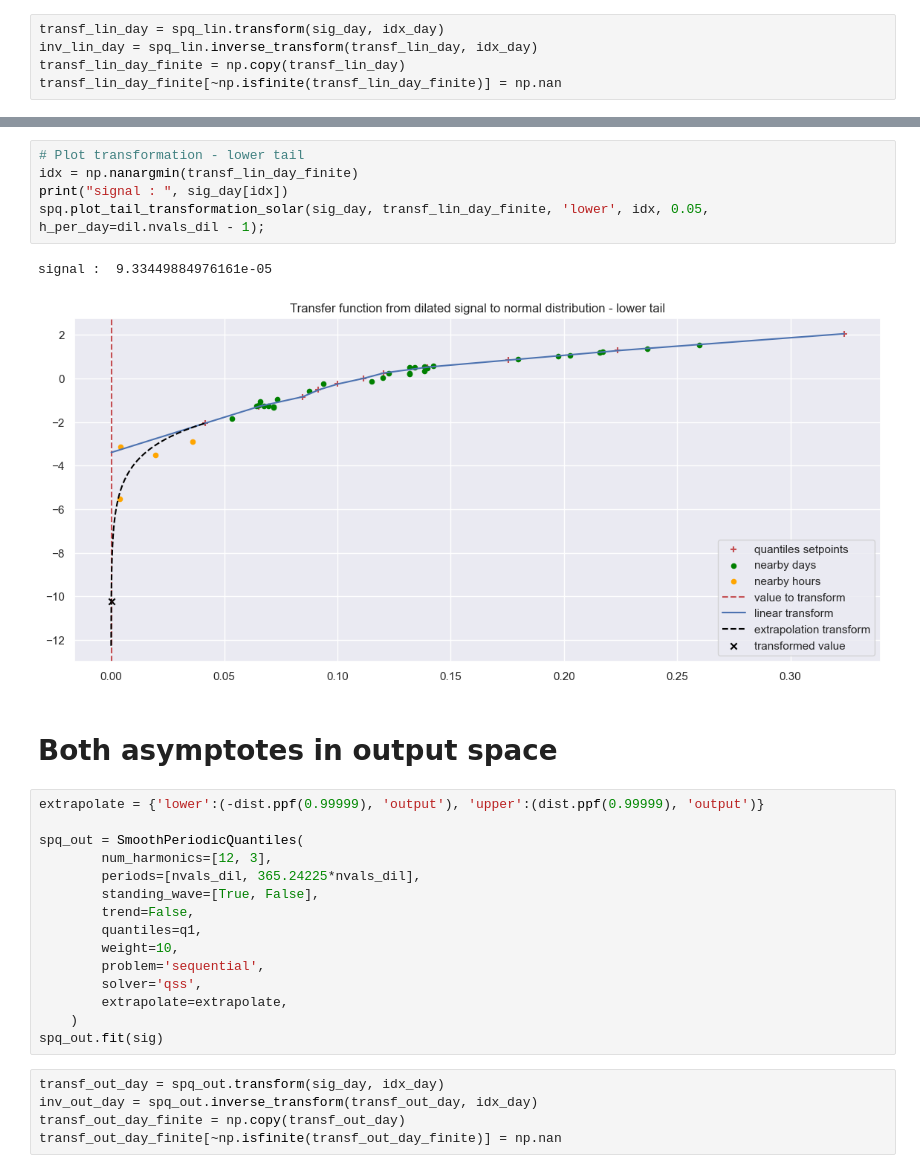
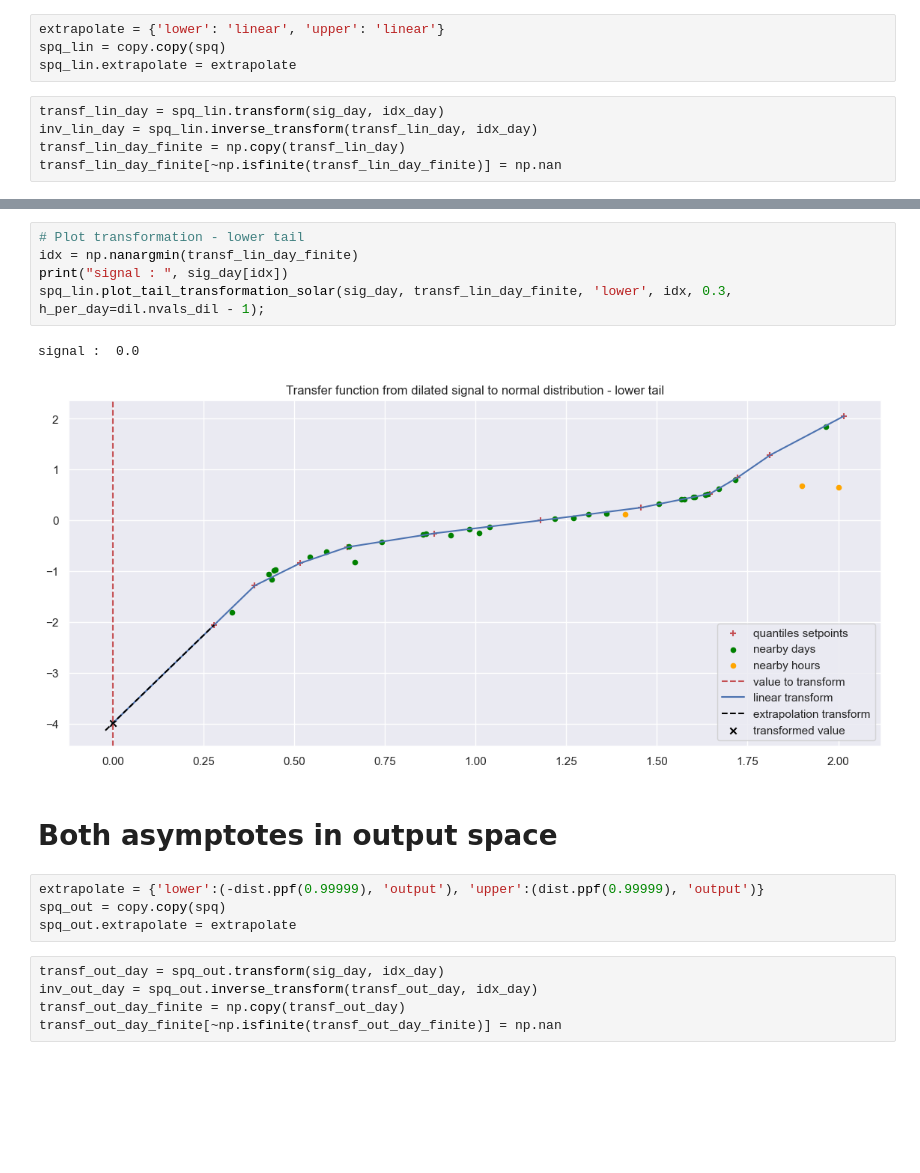
Before and after one commit to cvxgrp/spcqe, a Jupyter notebook: notebooks/Aramis/extrapolation_demo.ipynb, the cells around one changed output, grey strips where cells are left out. Saved outputs shown, nothing was run; the diff lists cells and outputs as text; blank space fills up the shorter version.

Commit message:
Inverse extrapolate transform fit on the fly

```diff
--- a/notebooks/Aramis/extrapolation_demo.ipynb
+++ b/notebooks/Aramis/extrapolation_demo.ipynb
@@ -173,3 +159,7 @@ spq_lin.fit(sig)
+# %%
+extrapolate = {'lower': 'linear', 'upper': 'linear'}
+spq_lin = copy.copy(spq)
+spq_lin.extrapolate = extrapolate
 # %%
 transf_lin_day = spq_lin.transform(sig_day, idx_day)
 inv_lin_day = spq_lin.inverse_transform(transf_lin_day, idx_day)
@@ -218,28 +204,17 @@ signal :  2.9837531839868863
 # %%
 # Plot transformation - lower tail
 idx = np.nanargmin(transf_lin_day_finite)
 print("signal : ", sig_day[idx])
-spq.plot_tail_transformation_solar(sig_day, transf_lin_day_finite, 'lower', idx, 0.05, h_per_day=dil.nvals_dil - 1);
+spq_lin.plot_tail_transformation_solar(sig_day, transf_lin_day_finite, 'lower', idx, 0.3, h_per_day=dil.nvals_dil - 1);
 # %% [output]
-signal :  9.33449884976161e-05
+signal :  0.0
-[figure, old version]
+[figure, new version]
 # %% [markdown]
 # Both asymptotes in output space
 # %%
 extrapolate = {'lower':(-dist.ppf(0.99999), 'output'), 'upper':(dist.ppf(0.99999), 'output')}
-
-spq_out = SmoothPeriodicQuantiles(
-        num_harmonics=[12, 3],
-        periods=[nvals_dil, 365.24225*nvals_dil],
-        standing_wave=[True, False],
-        trend=False,
-        quantiles=q1,
-        weight=10,
-        problem='sequential',
-        solver='qss',
-        extrapolate=extrapolate,
-    )
-spq_out.fit(sig)
+spq_out = copy.copy(spq)
+spq_out.extrapolate = extrapolate
 # %%
 transf_out_day = spq_out.transform(sig_day, idx_day)
 inv_out_day = spq_out.inverse_transform(transf_out_day, idx_day)
```
Also changed, not shown: parts of 21 cells of this notebook, 2 other files.
